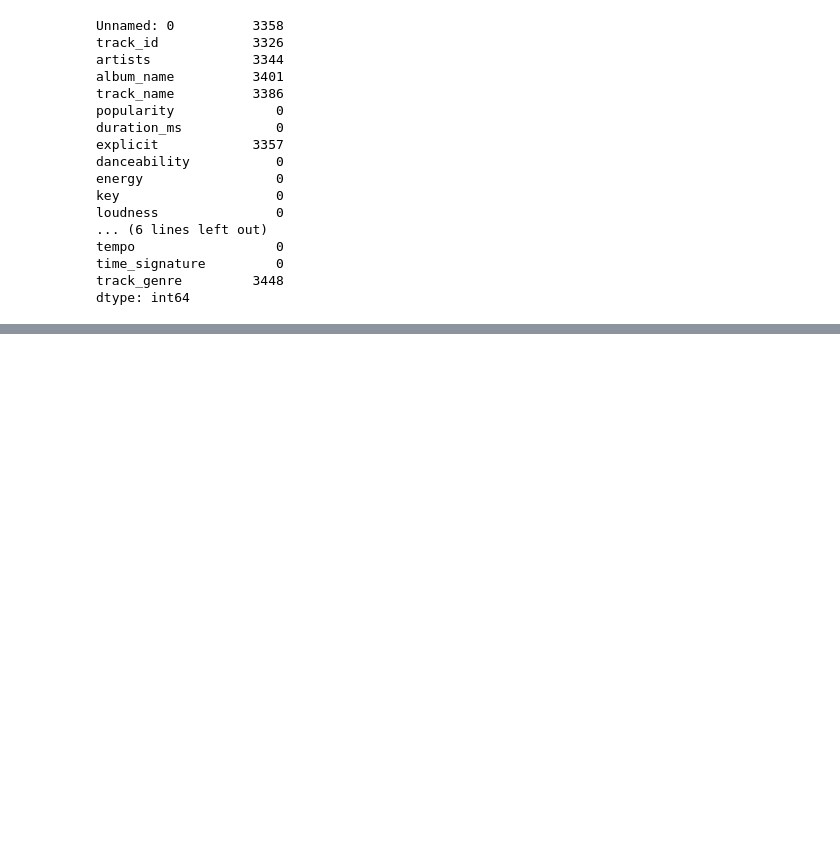
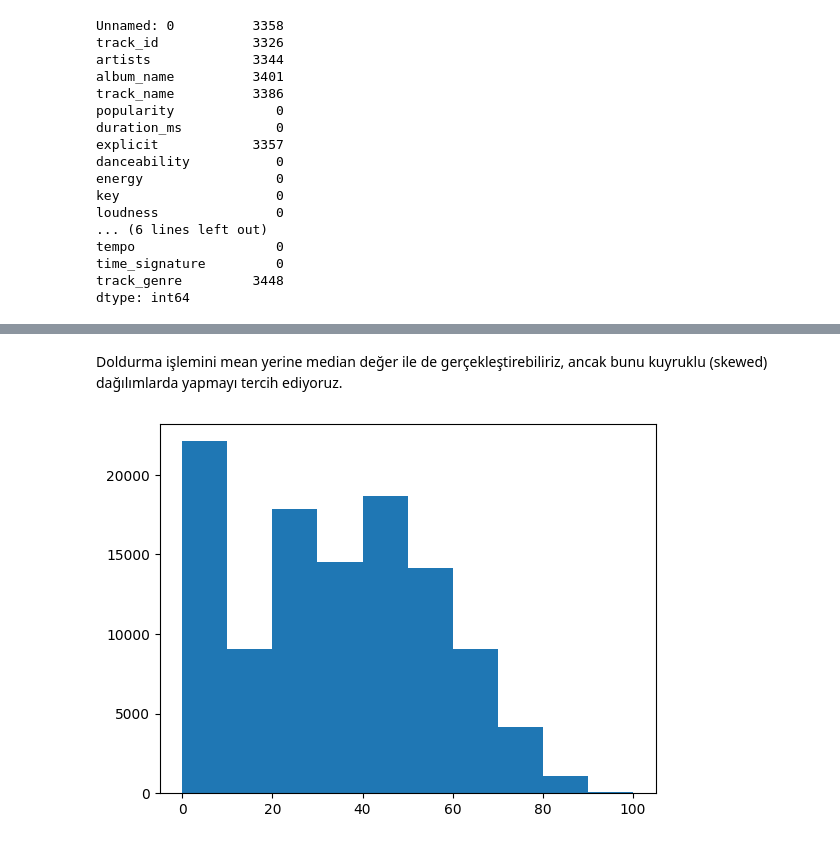
Before and after one commit to elifnuryaygin03/elifnuryaygin, a Jupyter notebook: notebook3b8a5575bd.ipynb, the cells around one changed output, grey strips where cells are left out. Drawn from its saved outputs; the diff is of its cells as text; code cells hidden in the pictures; blank space fills up the shorter version.

```diff
--- a/notebook3b8a5575bd.ipynb
+++ b/notebook3b8a5575bd.ipynb
@@ -565,3 +565,11 @@ df.describe().T
 | valence | 110594.0 | 0.474130 | 0.259244 | 0.000 | 0.2590 | 0.464000 | 0.6830 | 0.995 |
 | tempo | 110582.0 | 122.157132 | 29.970544 | 0.000 | 99.2130 | 122.020000 | 140.0730 | 243.372 |
 | time_signature | 110679.0 | 3.903966 | 0.432617 | 0.000 | 4.0000 | 4.000000 | 4.0000 | 5.000 |
+# %% [markdown]
+Doldurma işlemini mean yerine median değer ile de gerçekleştirebiliriz, ancak bunu kuyruklu (skewed) dağılımlarda yapmayı tercih ediyoruz.
+# %%
+# Bir sayısal değişkenin dağılımını görmek için histogram kullanabiliriz.
+plt.hist(df['popularity'])
+plt.show()
+# %% [output]
+[figure, added]
```
